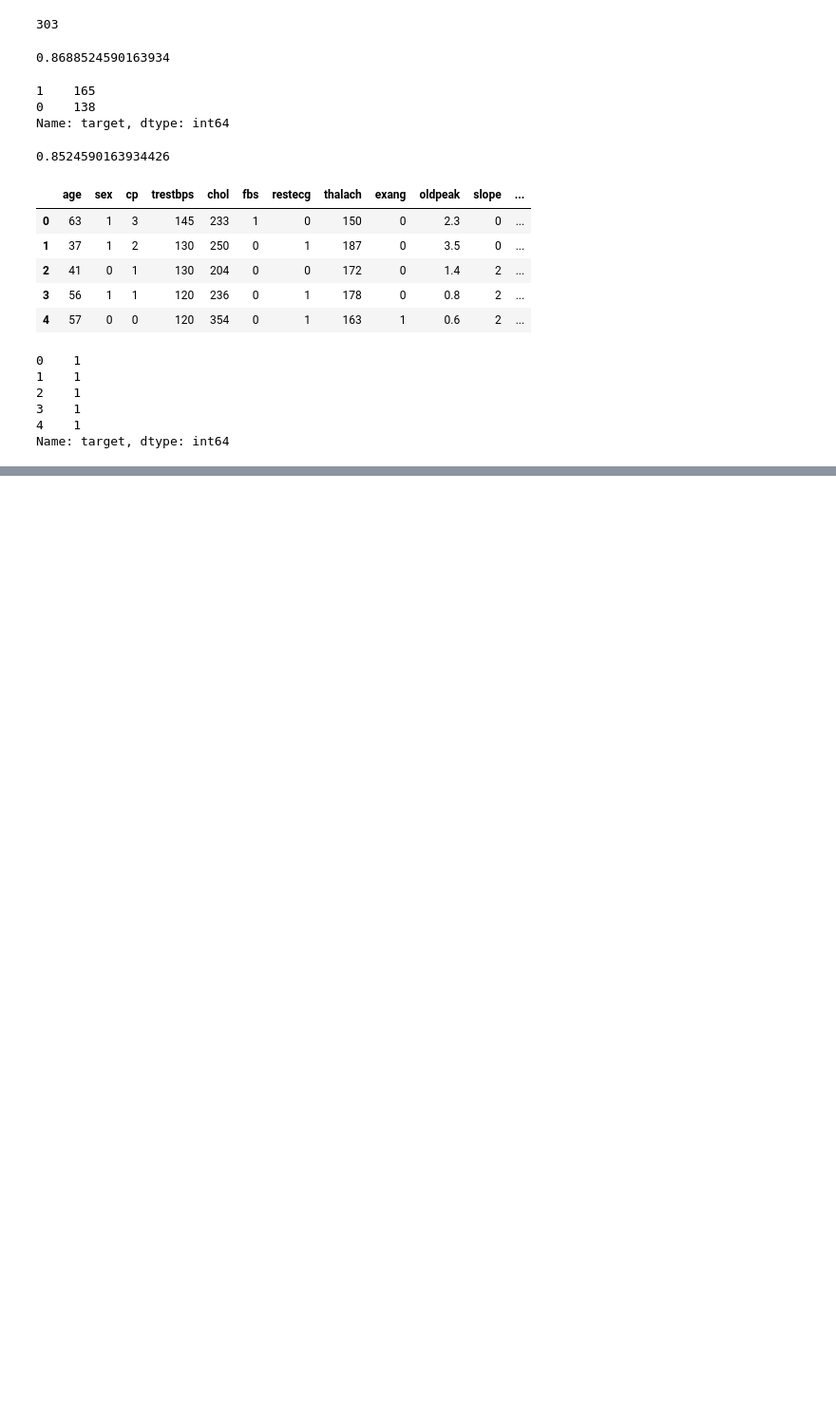
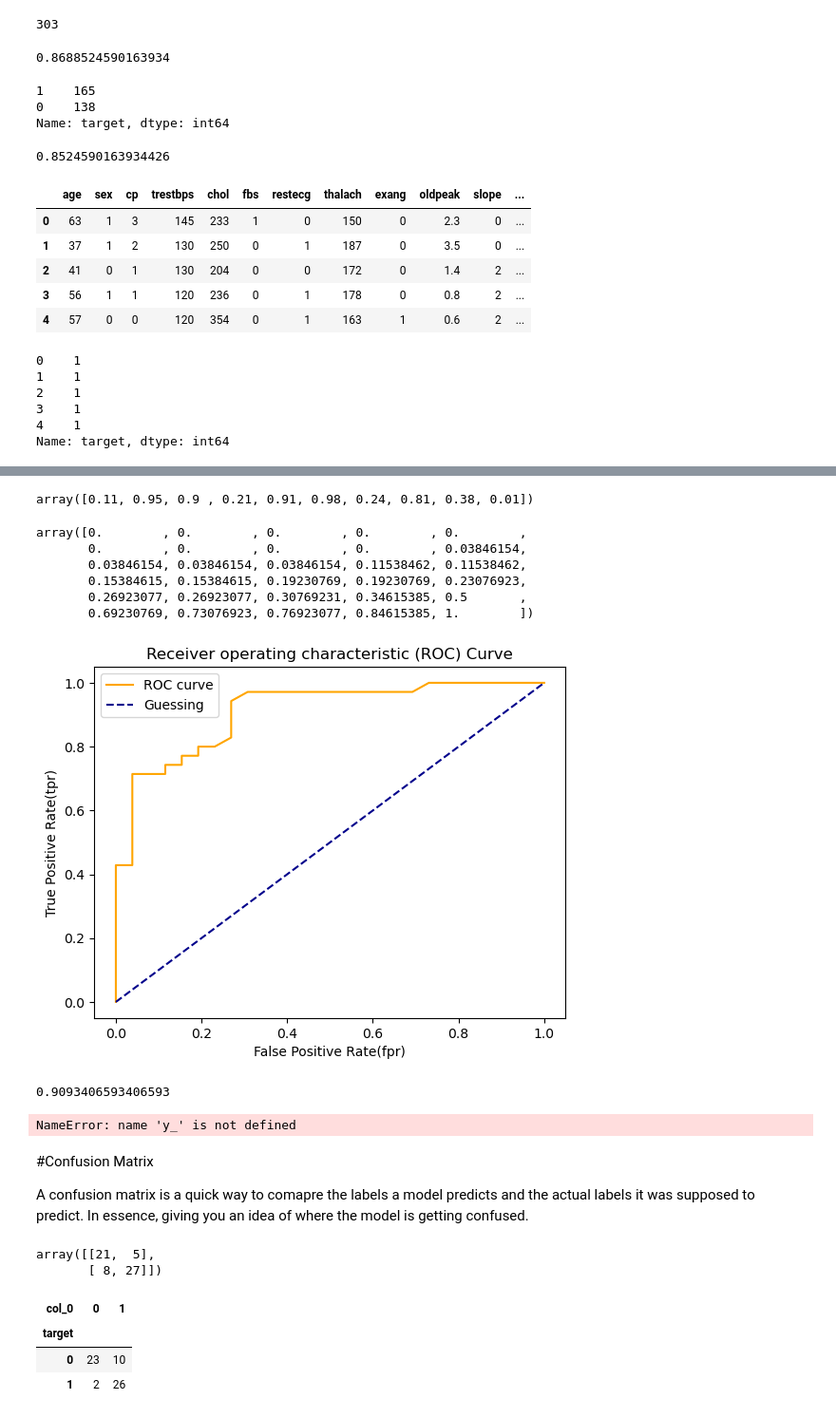
Before and after one commit to HkgCory/Scikit-learn, a Jupyter notebook: regression-learn.ipynb, the cells around one changed output, grey strips where cells are left out. Shown at 95% size. Drawn from its saved outputs; the diff is of its cells as text; code cells hidden in the pictures; blank space fills up the shorter version.

Commit message:
Evaluate ML model

```diff
--- a/regression-learn.ipynb
+++ b/regression-learn.ipynb
@@ -179,0 +425,8 @@ Name: target, dtype: int64
+# %%
+from sklearn.metrics import roc_curve
+X_train, X_test, y_train, y_test = train_test_split(X, y, test_size=0.2)
+
+clf.fit(X_train, y_train)
+y_probs = clf.predict_proba(X_test)
+
+y_probs[:10], len(y_probs)
@@ -179,0 +445,69 @@ Name: target, dtype: int64
+# %%
+y_probs_positive = y_probs[:, 1]
+y_probs_positive[:10]
+# %% [output]
+array([0.11, 0.95, 0.9 , 0.21, 0.91, 0.98, 0.24, 0.81, 0.38, 0.01])
+# %%
+# calculate the fpr, tpr and thresholds
+
+fpr, tpr, thresholds = roc_curve(y_test, y_probs_positive)
+
+# check the false positive
+fpr
+# %% [output]
+array([0.        , 0.        , 0.        , 0.        , 0.        ,
+       0.        , 0.        , 0.        , 0.        , 0.03846154,
+       0.03846154, 0.03846154, 0.03846154, 0.11538462, 0.11538462,
+       0.15384615, 0.15384615, 0.19230769, 0.19230769, 0.23076923,
+       0.26923077, 0.26923077, 0.30769231, 0.34615385, 0.5       ,
+       0.69230769, 0.73076923, 0.76923077, 0.84615385, 1.        ])
+# %%
+# Create a functino for plotting ROC curves
+
+import matplotlib.pyplot as plt
+
+def plot_roc_curve(fpr, tpr):
+    # Plot ROC curve
+    plt.plot(fpr,tpr, color ='orange', label = 'ROC curve')
+    # Plot line with no predictive power (baseline)
+    plt.plot([0, 1], [0, 1], color = 'darkblue', linestyle='--', label= 'Guessing')
+
+    #customize the plot
+    plt.xlabel('False Positive Rate(fpr)')
+    plt.ylabel('True Positive Rate(tpr)')
+    plt.title('Receiver operating characteristic (ROC) Curve')
+    plt.legend()
+    plt.show()
+
+plot_roc_curve(fpr, tpr)
+# %% [output]
+[figure, added]
+# %%
+from sklearn.metrics import roc_auc_score
+roc_auc_score(y_test, y_probs_positive)
+# %% [output]
+0.9093406593406593
+# %%
+fpr, tpr, thresholds = roc_curve(y_test, y_)
+# %% [output]
+NameError: name 'y_' is not defined
+# %% [markdown]
+#Confusion Matrix
+
+A confusion matrix is a quick way to comapre the labels a model predicts and the actual labels it was supposed to predict. In essence, giving you an idea of where the model is getting confused.
+# %%
+from sklearn.metrics import confusion_matrix
+
+y_preds = clf.predict(X_test)
+
+confusion_matrix(y_test, y_preds)
+# %% [output]
+array([[21,  5],
+       [ 8, 27]])
+# %%
+pd.crosstab(y_test,y_preds)
+# %% [output]
+| col_0 | 0 | 1 |
+| target |  |  |
+| 0 | 23 | 10 |
+| 1 | 2 | 26 |
```
Also changed, not shown: parts of 45 cells of this notebook.
